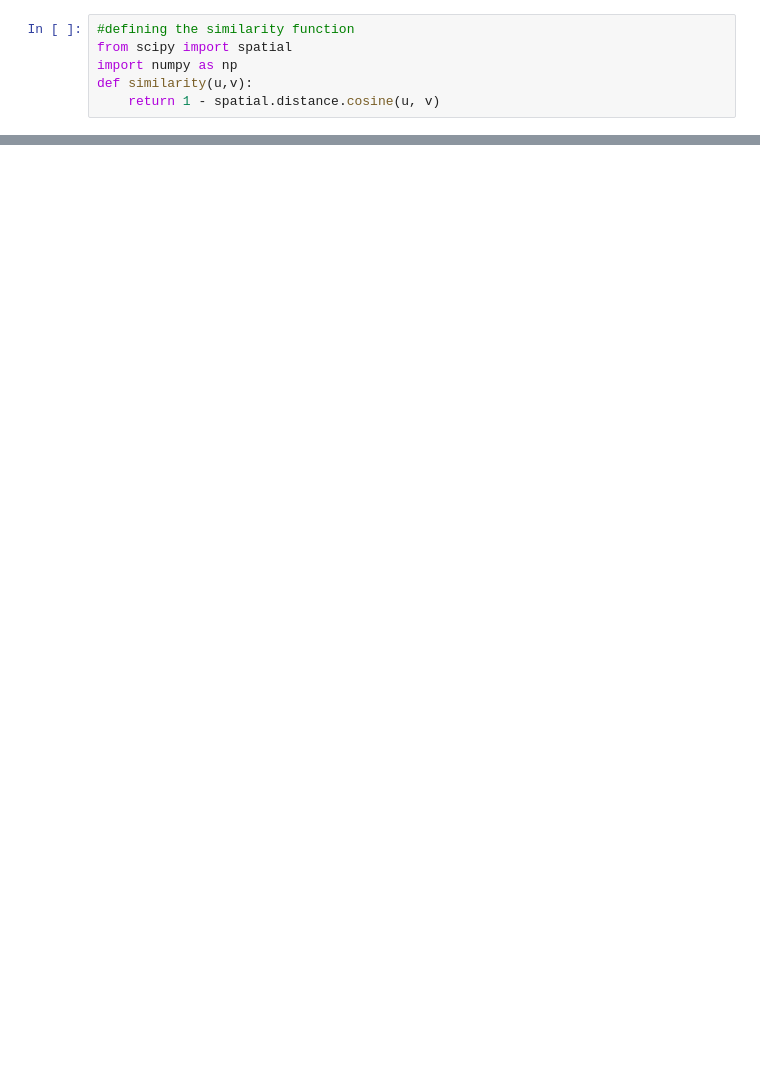
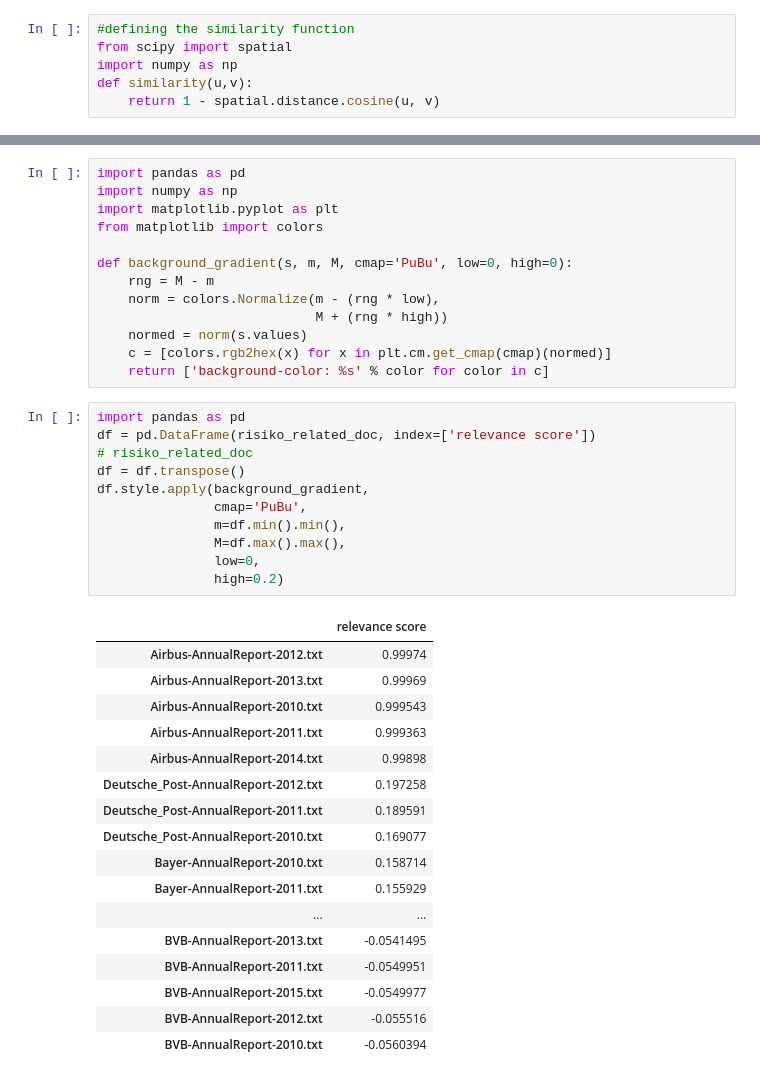
Before and after one commit to kmchao33/MachineLearningLab, a Jupyter notebook: LSI_topic_search.ipynb, the cells around one changed output, grey strips where cells are left out. Drawn from its saved outputs; the diff is of its cells as text; blank space fills up the shorter version.

Commit message:
update LSI search, apply hierarchal lda

```diff
--- a/LSI_topic_search.ipynb
+++ b/LSI_topic_search.ipynb
@@ -82,0 +196,42 @@ Wall time: 4min 27s
+# %%
+import pandas as pd
+import numpy as np
+import matplotlib.pyplot as plt
+from matplotlib import colors
+
+def background_gradient(s, m, M, cmap='PuBu', low=0, high=0):
+    rng = M - m
+    norm = colors.Normalize(m - (rng * low),
+                            M + (rng * high))
+    normed = norm(s.values)
+    c = [colors.rgb2hex(x) for x in plt.cm.get_cmap(cmap)(normed)]
+    return ['background-color: %s' % color for color in c]
+# %%
+import pandas as pd
+df = pd.DataFrame(risiko_related_doc, index=['relevance score'])
+# risiko_related_doc
+df = df.transpose()
+df.style.apply(background_gradient,
+               cmap='PuBu',
+               m=df.min().min(),
+               M=df.max().max(),
+               low=0,
+               high=0.2)
+# %% [output]
+|  | relevance score |
+| Airbus-AnnualReport-2012.txt | 0.99974 |
+| Airbus-AnnualReport-2013.txt | 0.99969 |
+| Airbus-AnnualReport-2010.txt | 0.999543 |
+| Airbus-AnnualReport-2011.txt | 0.999363 |
+| Airbus-AnnualReport-2014.txt | 0.99898 |
+| Deutsche_Post-AnnualReport-2012.txt | 0.197258 |
+| Deutsche_Post-AnnualReport-2011.txt | 0.189591 |
+| Deutsche_Post-AnnualReport-2010.txt | 0.169077 |
+| Bayer-AnnualReport-2010.txt | 0.158714 |
+| Bayer-AnnualReport-2011.txt | 0.155929 |
+| ... | ... |
+| BVB-AnnualReport-2013.txt | -0.0541495 |
+| BVB-AnnualReport-2011.txt | -0.0549951 |
+| BVB-AnnualReport-2015.txt | -0.0549977 |
+| BVB-AnnualReport-2012.txt | -0.055516 |
+| BVB-AnnualReport-2010.txt | -0.0560394 |
```
Also changed, not shown: parts of 11 cells of this notebook, 1 other file.
